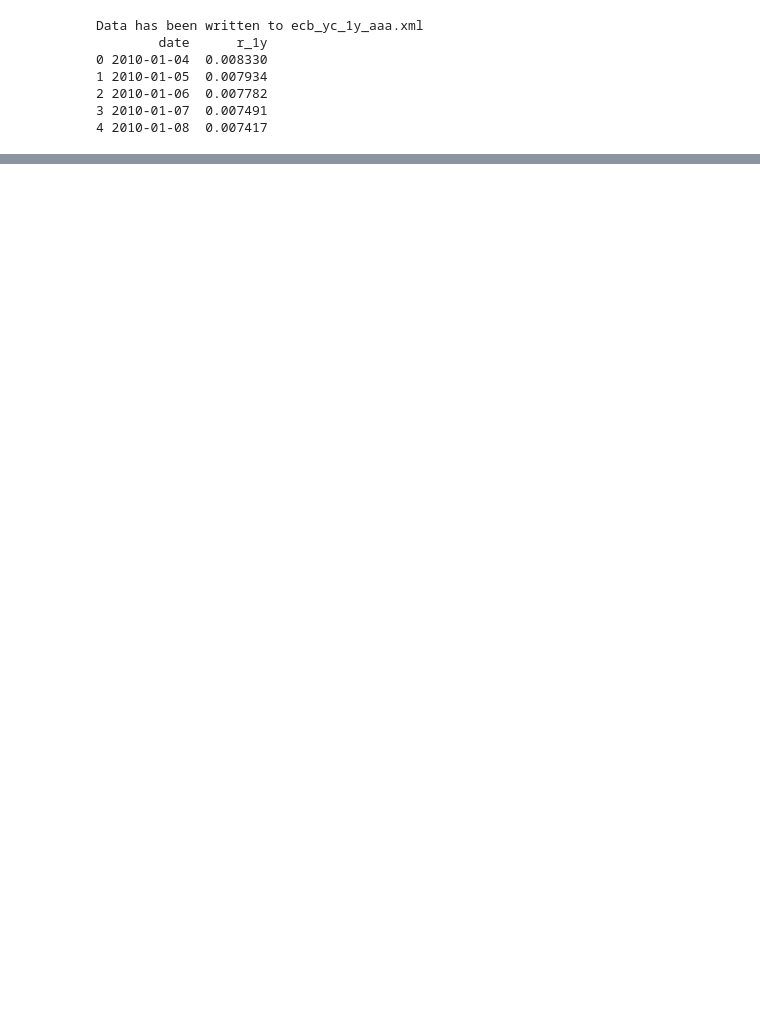
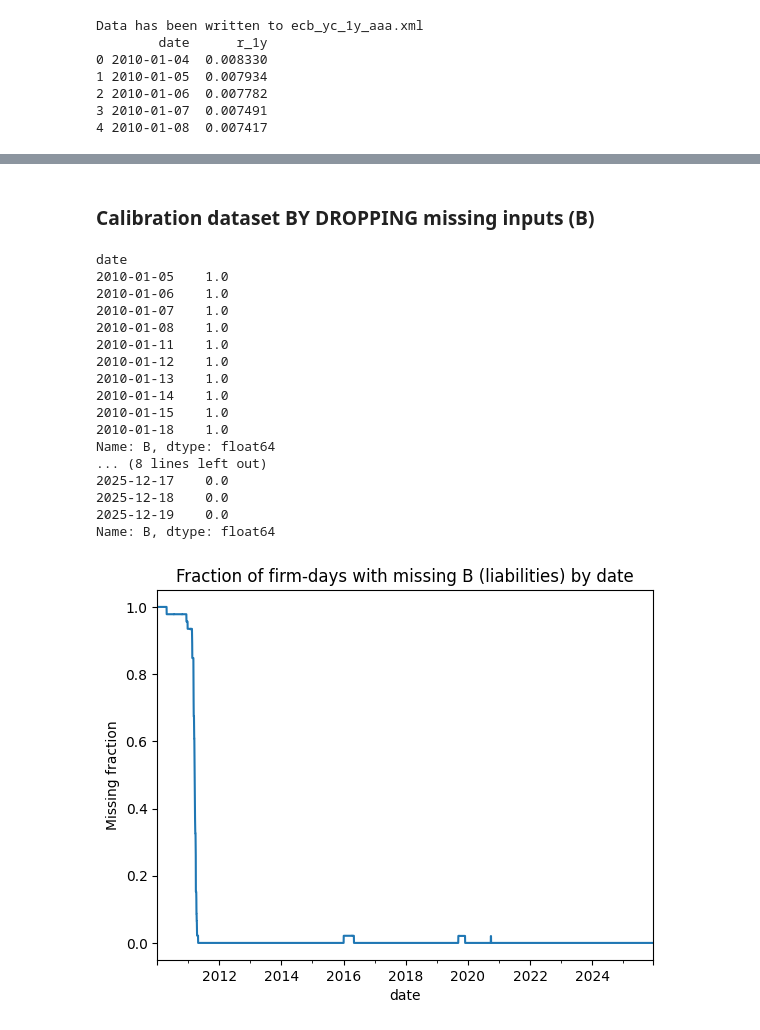
Before and after one commit to keenanveronica/Merton_NIGbayesian, a Jupyter notebook: code_try1.ipynb, the cells around one changed output, grey strips where cells are left out. Cells and saved outputs as stored; diff of their text form; code cells hidden in the pictures; blank space fills up the shorter version.

Commit message:
calibration merton model beginning, debugging needed

```diff
--- a/code_try1.ipynb
+++ b/code_try1.ipynb
@@ -53,3 +58,7 @@ Data has been written to ecb_yc_1y_aaa.xml
 2 2010-01-06  0.007782
 3 2010-01-07  0.007491
 4 2010-01-08  0.007417
+# %%
+# If already saved to CSV without recalling API:
+df_rf= pd.read_csv("ecb_riskfree_1y_daily.csv", parse_dates=["date"])
+print(df_rf.head())
@@ -89,0 +122,33 @@ Merton input QA: {'rows_out': 198390, 'n_firms_out': 50, 'date_min_out': '2010-0
+# %% [markdown]
+### Calibration dataset BY DROPPING missing inputs (B)
+# %%
+import matplotlib.pyplot as plt
+
+B_miss_by_date = merton_inputs_vol["B"].isna().groupby(merton_inputs_vol["date"]).mean()
+
+print(B_miss_by_date.head(10))
+print(B_miss_by_date.tail(10))
+
+B_miss_by_date.plot()
+plt.title("Fraction of firm-days with missing B (liabilities) by date")
+plt.ylabel("Missing fraction")
+plt.show()
+# %% [output]
+date
+2010-01-05    1.0
+2010-01-06    1.0
+2010-01-07    1.0
+2010-01-08    1.0
+2010-01-11    1.0
+2010-01-12    1.0
+2010-01-13    1.0
+2010-01-14    1.0
+2010-01-15    1.0
+2010-01-18    1.0
+Name: B, dtype: float64
+... (8 lines left out)
+2025-12-17    0.0
+2025-12-18    0.0
+2025-12-19    0.0
+Name: B, dtype: float64
+[figure, added]
```
Also changed, not shown: parts of 9 cells of this notebook, 5 other files.
